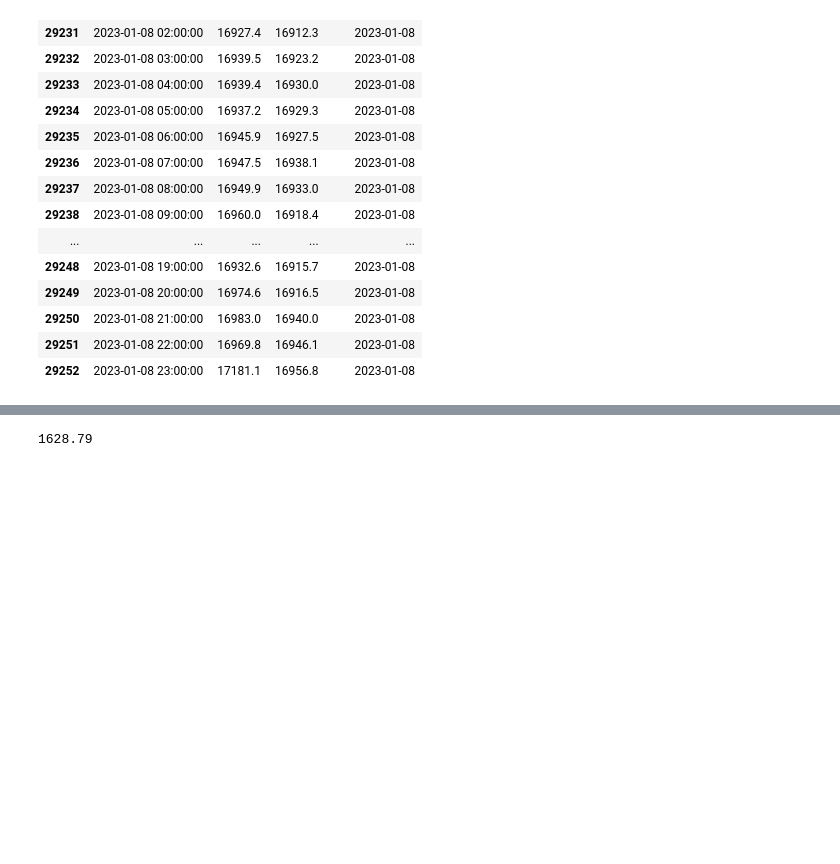
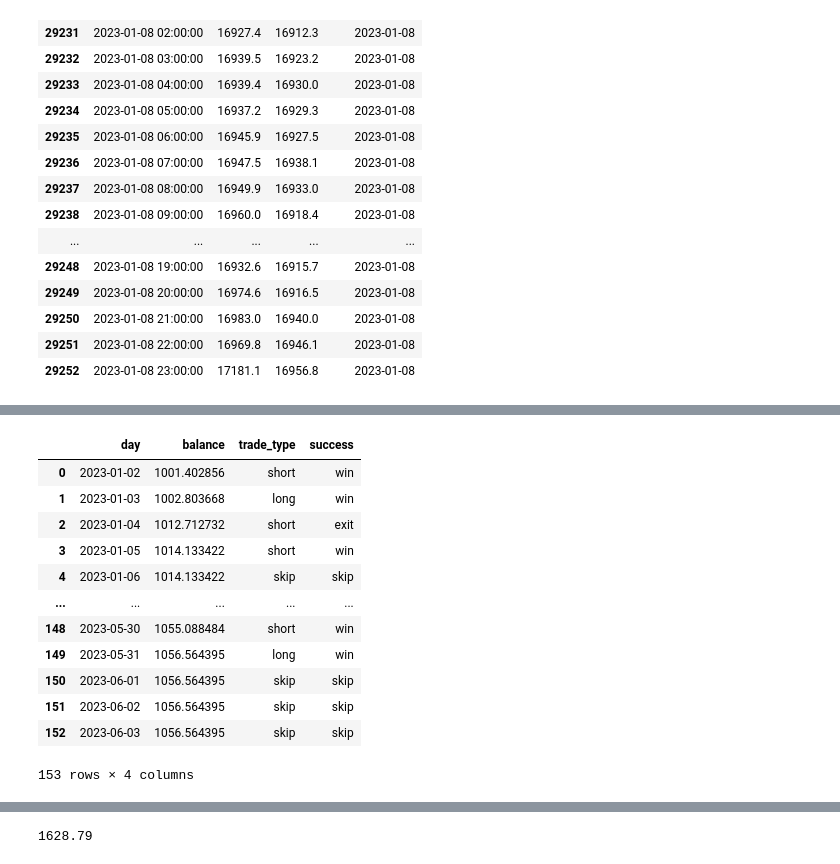
Before and after one commit to MehmetSever09/assist_trader, a Jupyter notebook: notebook/backtesting-models-lr.ipynb, the cells around one changed output, grey strips where cells are left out. Cells and saved outputs as stored; diff of their text form; code cells hidden in the pictures; blank space fills up the shorter version.

```diff
--- a/notebook/backtesting-models-lr.ipynb
+++ b/notebook/backtesting-models-lr.ipynb
@@ -203,5 +203,21 @@ day: 2023-06-03 00:00:00 - type: short - win  at  0 - balance:  1093.73
 # %%
 df_results = pd.DataFrame(trade_results)
+# %%
+df_results
+# %% [output]
+|  | day | balance | trade_type | success |
+| 0 | 2023-01-02 | 1001.402856 | short | win |
+| 1 | 2023-01-03 | 1002.803668 | long | win |
+| 2 | 2023-01-04 | 1012.712732 | short | exit |
+| 3 | 2023-01-05 | 1014.133422 | short | win |
+| 4 | 2023-01-06 | 1014.133422 | skip | skip |
+| ... | ... | ... | ... | ... |
+| 148 | 2023-05-30 | 1055.088484 | short | win |
+| 149 | 2023-05-31 | 1056.564395 | long | win |
+| 150 | 2023-06-01 | 1056.564395 | skip | skip |
+| 151 | 2023-06-02 | 1056.564395 | skip | skip |
+| 152 | 2023-06-03 | 1056.564395 | skip | skip |
+153 rows × 4 columns
 # %%
 sns.lineplot(x=df_results['day'], y=df_results['balance'])
 # %% [output]
```
Also changed, not shown: parts of 5 cells of this notebook, 21 other files.
